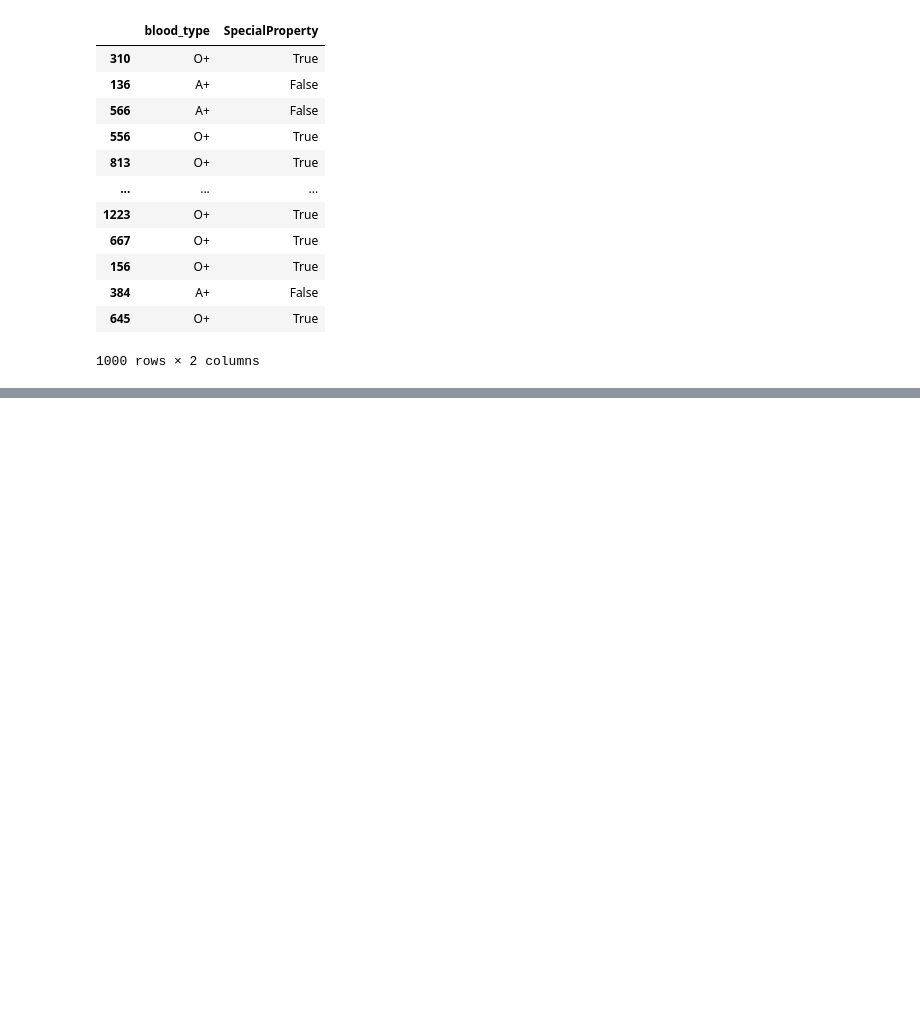
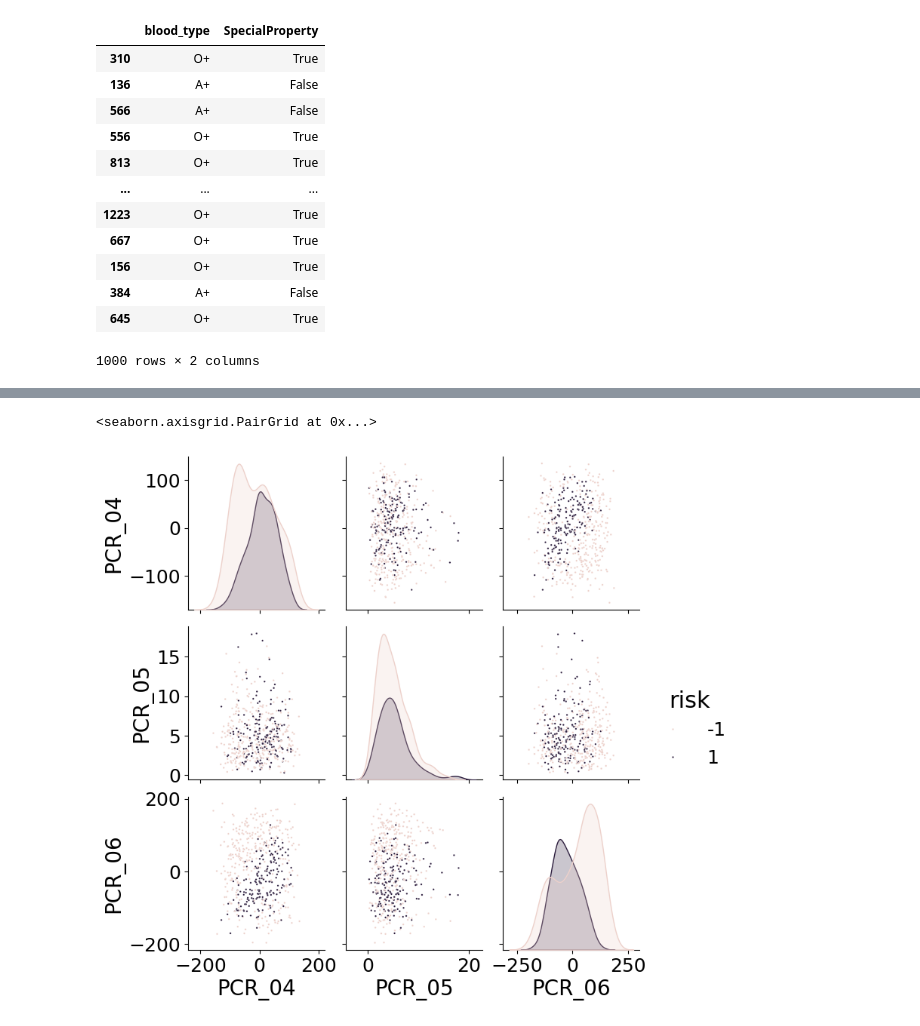
Before and after one commit to Shayshoon/ML_1, a Jupyter notebook: HW1_template.ipynb, the cells around one changed output, grey strips where cells are left out. Saved outputs shown, nothing was run; the diff lists cells and outputs as text; code cells hidden in the pictures; blank space fills up the shorter version.

```diff
--- a/HW1_template.ipynb
+++ b/HW1_template.ipynb
@@ -458,0 +493,5 @@ test_df.drop(columns=['blood_type'])
+# %%
+sns.pairplot(train_df[train_df.SpecialProperty == True][["PCR_04","PCR_05","PCR_06"] + ["risk"]], plot_kws={"s": 3}, hue="risk")
+# %% [output]
+<seaborn.axisgrid.PairGrid at 0x...>
+[figure, added]
```
Also changed, not shown: parts of 11 cells of this notebook.
